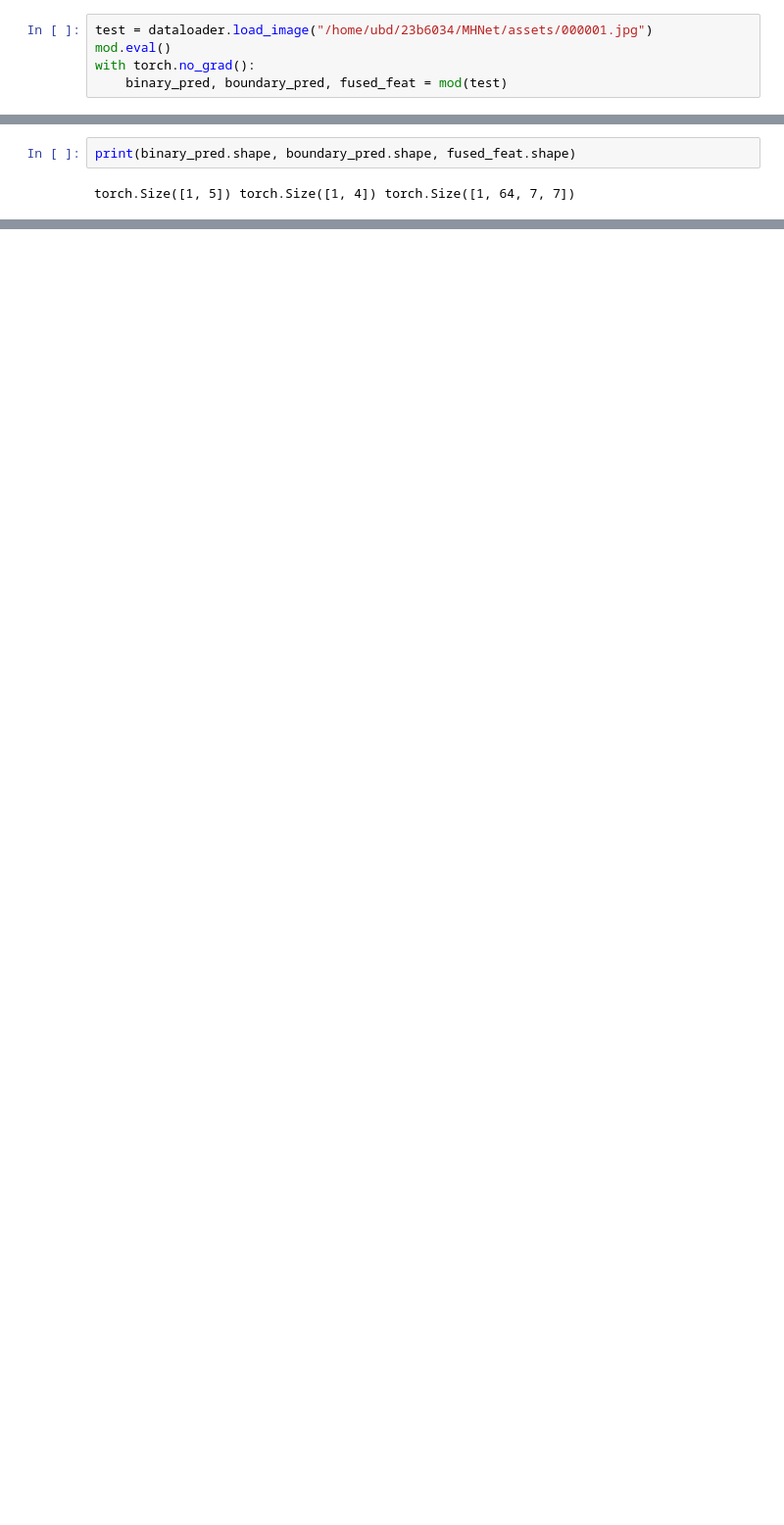
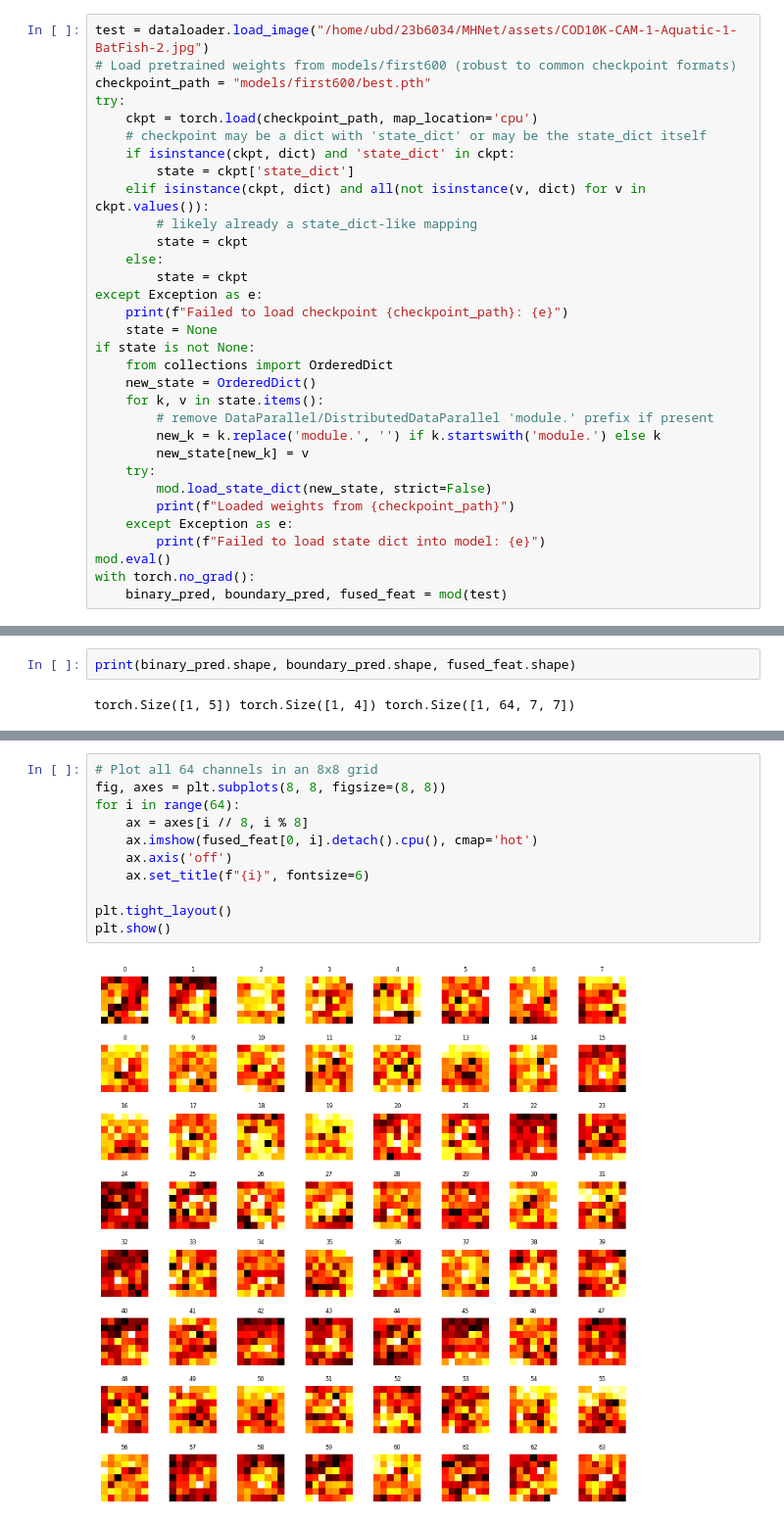
Before and after one commit to anonymousdanial/MHNet, a Jupyter notebook: test.ipynb, the cells around one changed output, grey strips where cells are left out. Shown at 98% size. Saved outputs shown, nothing was run; the diff lists cells and outputs as text; blank space fills up the shorter version.

Commit message:
updated test to show inference on trained model

```diff
--- a/test.ipynb
+++ b/test.ipynb
@@ -8,7 +10,34 @@ import torch
 # %%
 mod = model.Model()
 # %%
-test = dataloader.load_image("/home/ubd/23b6034/MHNet/assets/000001.jpg")
+test = dataloader.load_image("/home/ubd/23b6034/MHNet/assets/COD10K-CAM-1-Aquatic-1-BatFish-2.jpg")
+# Load pretrained weights from models/first600 (robust to common checkpoint formats)
+checkpoint_path = "models/first600/best.pth"
+try:
+    ckpt = torch.load(checkpoint_path, map_location='cpu')
+    # checkpoint may be a dict with 'state_dict' or may be the state_dict itself
+    if isinstance(ckpt, dict) and 'state_dict' in ckpt:
+        state = ckpt['state_dict']
+    elif isinstance(ckpt, dict) and all(not isinstance(v, dict) for v in ckpt.values()):
+        # likely already a state_dict-like mapping
+        state = ckpt
+    else:
+        state = ckpt
+except Exception as e:
+    print(f"Failed to load checkpoint {checkpoint_path}: {e}")
+    state = None
+if state is not None:
+    from collections import OrderedDict
+    new_state = OrderedDict()
+    for k, v in state.items():
+        # remove DataParallel/DistributedDataParallel 'module.' prefix if present
+        new_k = k.replace('module.', '') if k.startswith('module.') else k
+        new_state[new_k] = v
+    try:
+        mod.load_state_dict(new_state, strict=False)
+        print(f"Loaded weights from {checkpoint_path}")
+    except Exception as e:
+        print(f"Failed to load state dict into model: {e}")
 mod.eval()
 with torch.no_grad():
     binary_pred, boundary_pred, fused_feat = mod(test)
@@ -35,0 +50,13 @@ print("Path to dataset files:", path) # Path to dataset files: /home/ubd/.cache/
+# %%
+# Plot all 64 channels in an 8x8 grid
+fig, axes = plt.subplots(8, 8, figsize=(8, 8))
+for i in range(64):
+    ax = axes[i // 8, i % 8]
+    ax.imshow(fused_feat[0, i].detach().cpu(), cmap='hot')
+    ax.axis('off')
+    ax.set_title(f"{i}", fontsize=6)
+
+plt.tight_layout()
+plt.show()
+# %% [output]
+[figure, added]
```
Also changed, not shown: parts of 6 cells of this notebook.
